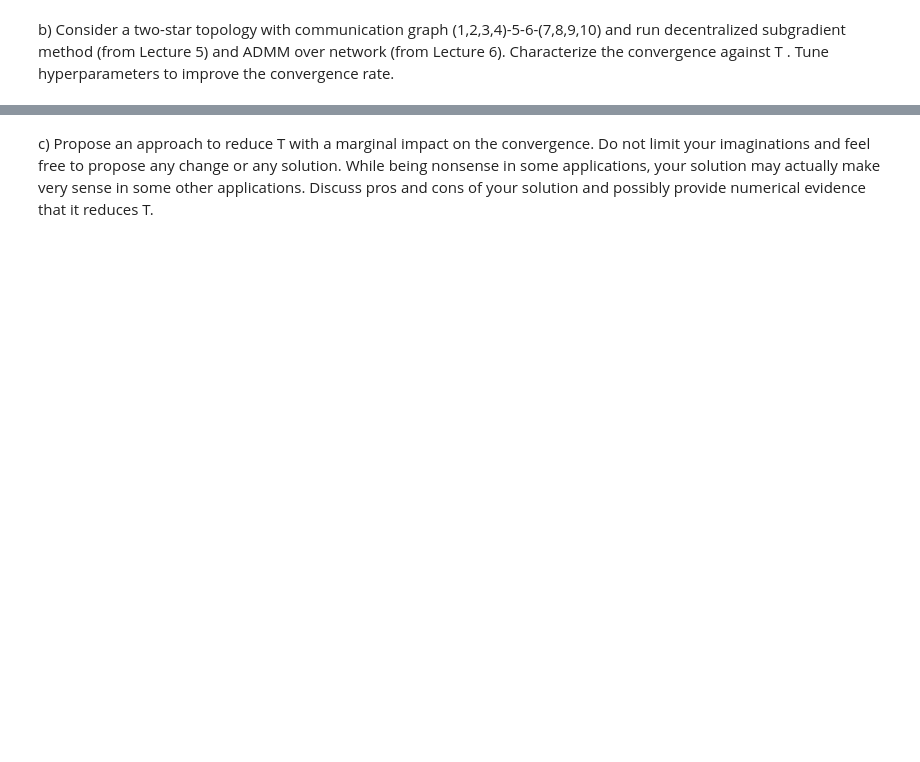
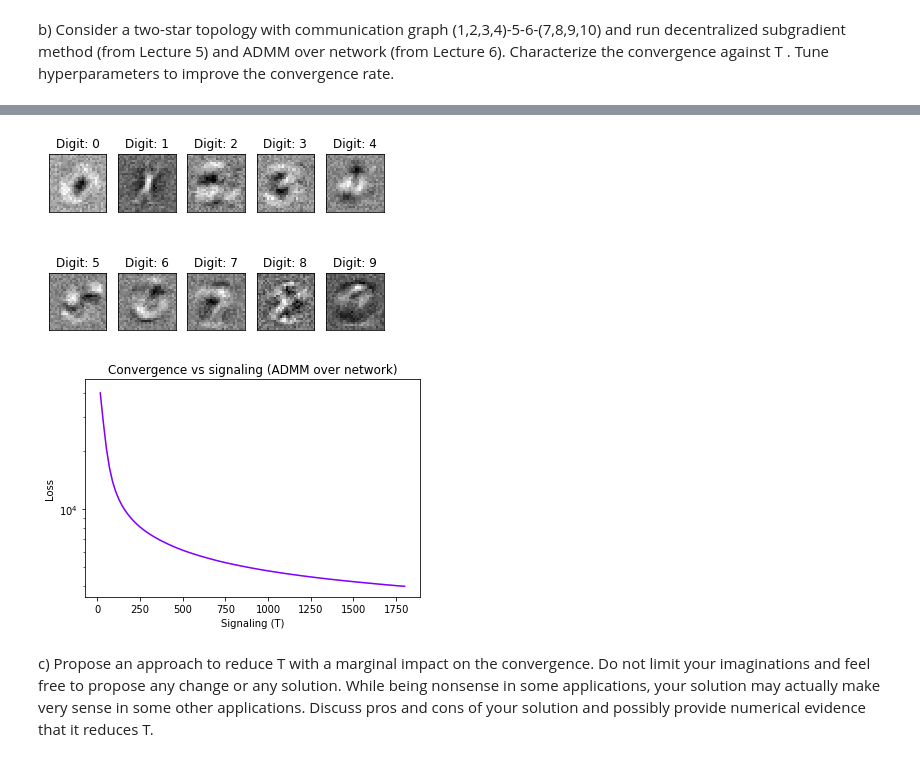
Before and after one commit to kuonanhong/EP3260-MLoNs-2019, a Jupyter notebook: CA_G2_N5.ipynb, the cells around one changed output, grey strips where cells are left out. Saved outputs shown, nothing was run; the diff lists cells and outputs as text; code cells hidden in the pictures; blank space fills up the shorter version.

```diff
--- a/CA_G2_N5.ipynb
+++ b/CA_G2_N5.ipynb
@@ -455,9 +480,12 @@ plot_agents_loss('decentralized subgradient method')
 [figure]
 # %%
 #plot greyscale models and average agent loss for ADMM
-#plot_w_ks(curves['ADMM over network']['no compression'][0])
+plot_w_ks(curves['ADMM over network']['no compression'][0])
 
-#plot_agents_loss('ADMM over network')
+plot_agents_loss('ADMM over network')
+# %% [output]
+[figure, added]
+[figure, added]
 # %% [markdown]
 c) Propose an approach to reduce T with a marginal impact on the convergence. Do not limit your imaginations and feel free to propose any change or any solution. While being nonsense in some applications, your solution may actually make very sense in some other applications. Discuss pros and cons of your solution and possibly provide numerical evidence that it reduces T.
 # %%
```
Also changed, not shown: parts of 17 cells of this notebook.
